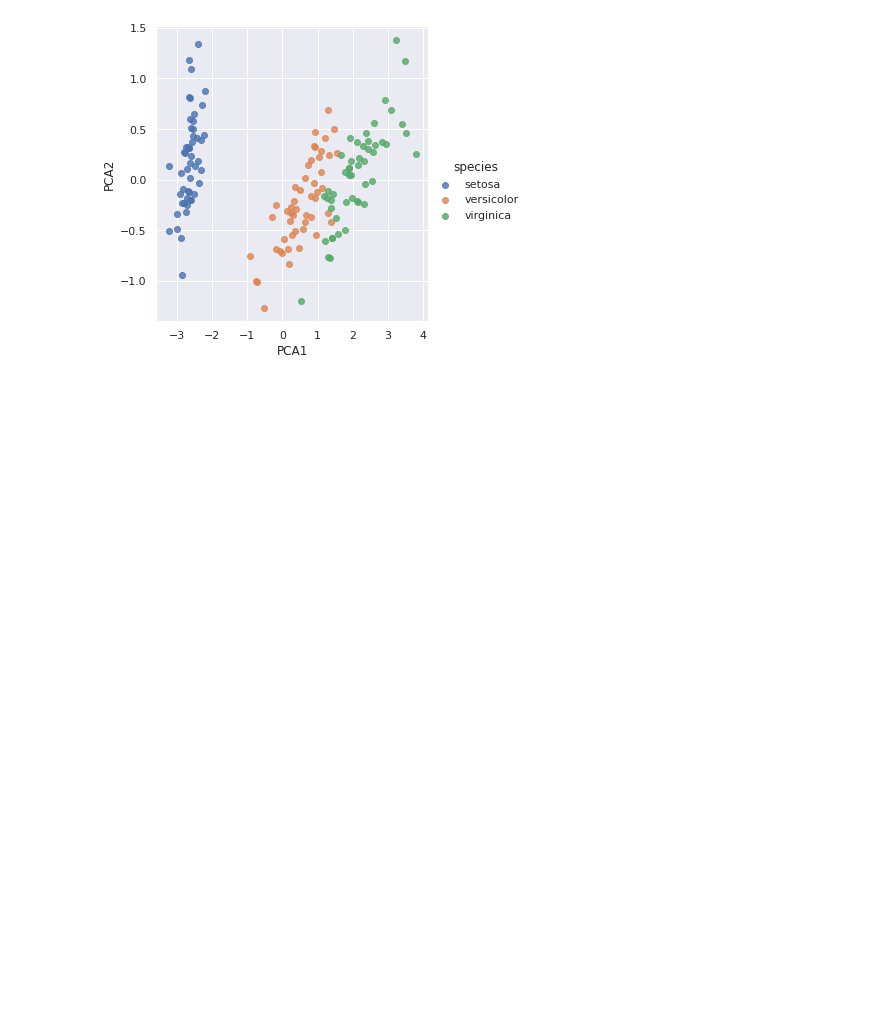
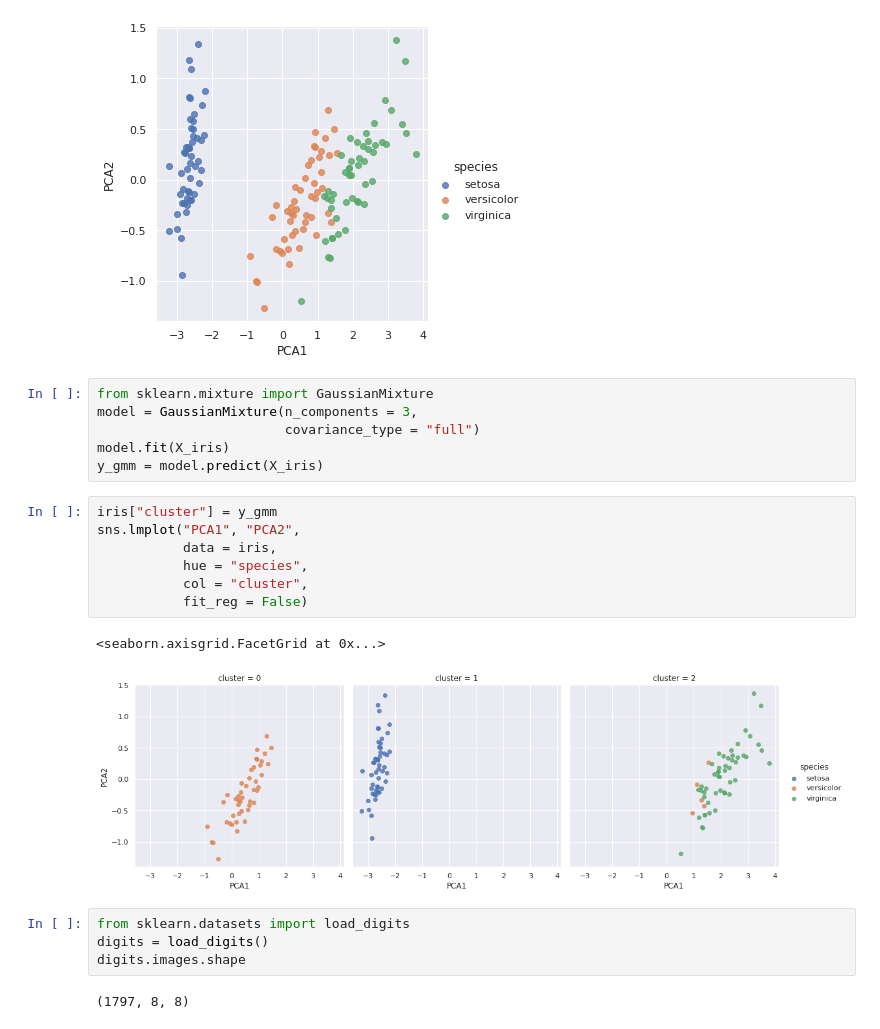
Before and after one commit to austinvanderlyn/School-Files, a Jupyter notebook: Lecture4aNotes.ipynb, the cells around one changed output. Drawn from its saved outputs; the diff is of its cells as text; blank space fills up the shorter version.

```diff
--- a/Lecture4aNotes.ipynb
+++ b/Lecture4aNotes.ipynb
@@ -106,3 +106,25 @@ sns.lmplot("PCA1", "PCA2",
 # %% [output]
 <seaborn.axisgrid.FacetGrid at 0x...>
 [figure]
+# %%
+from sklearn.mixture import GaussianMixture
+model = GaussianMixture(n_components = 3,
+                        covariance_type = "full")
+model.fit(X_iris)
+y_gmm = model.predict(X_iris)
+# %%
+iris["cluster"] = y_gmm
+sns.lmplot("PCA1", "PCA2",
+           data = iris,
+           hue = "species",
+           col = "cluster",
+           fit_reg = False)
+# %% [output]
+<seaborn.axisgrid.FacetGrid at 0x...>
+[figure, added]
+# %%
+from sklearn.datasets import load_digits
+digits = load_digits()
+digits.images.shape
+# %% [output]
+(1797, 8, 8)
```
Also changed, not shown: parts of 10 cells of this notebook.
